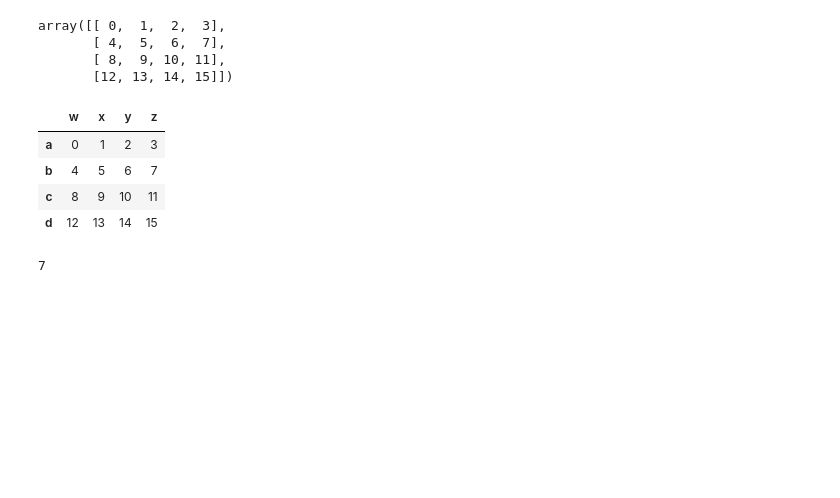
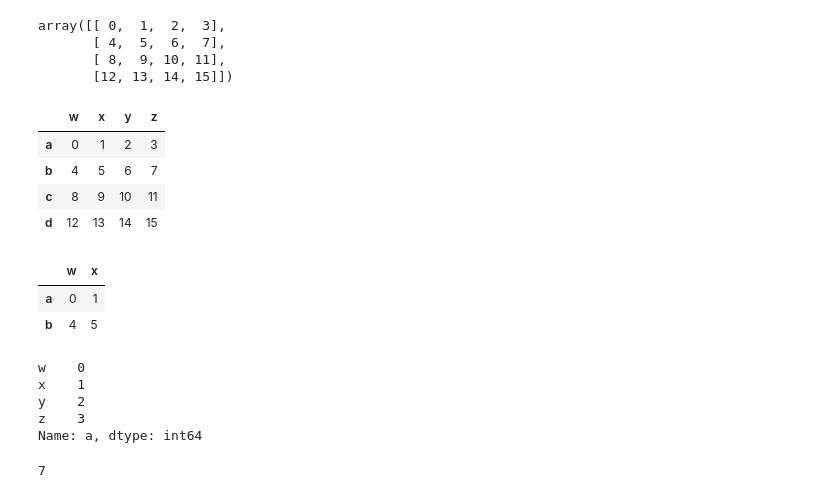
Before and after one commit to Vishal7842/FMML-22B21A4667, a Jupyter notebook: FMML_2023_Basics_of_Python.ipynb, the cells around one changed output. Saved outputs shown, nothing was run; the diff lists cells and outputs as text; code cells hidden in the pictures; blank space fills up the shorter version.

```diff
--- a/FMML_2023_Basics_of_Python.ipynb
+++ b/FMML_2023_Basics_of_Python.ipynb
@@ -490,4 +641,8 @@ dataframe_from_array
 | c | 8 | 9 | 10 | 11 |
 | d | 12 | 13 | 14 | 15 |
 # %%
-selected_data = dataframe_from_array.loc[['a', 'b'], ['w', 'x']]
+dataframe_from_array.loc[['a','b'],['w','x']]
+# %% [output]
+|  | w | x |
+| a | 0 | 1 |
+| b | 4 | 5 |
@@ -496,3 +649,11 @@ selected_row = dataframe_from_array.loc['a']
+# %%
+dataframe_from_array.loc['a'] ## it needs position as integer
+# %% [output]
+w    0
+x    1
+y    2
+z    3
+Name: a, dtype: int64
 # %%
 dataframe_from_array.iloc[1,3] #second row and last column
 # %% [output]
```
Also changed, not shown: parts of 53 cells of this notebook.
